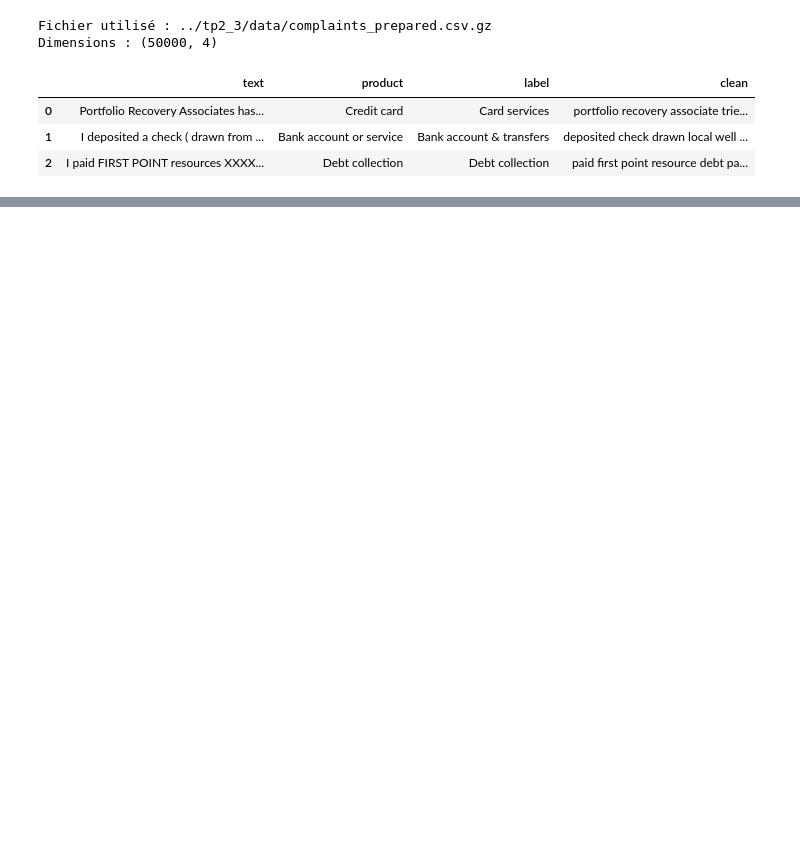
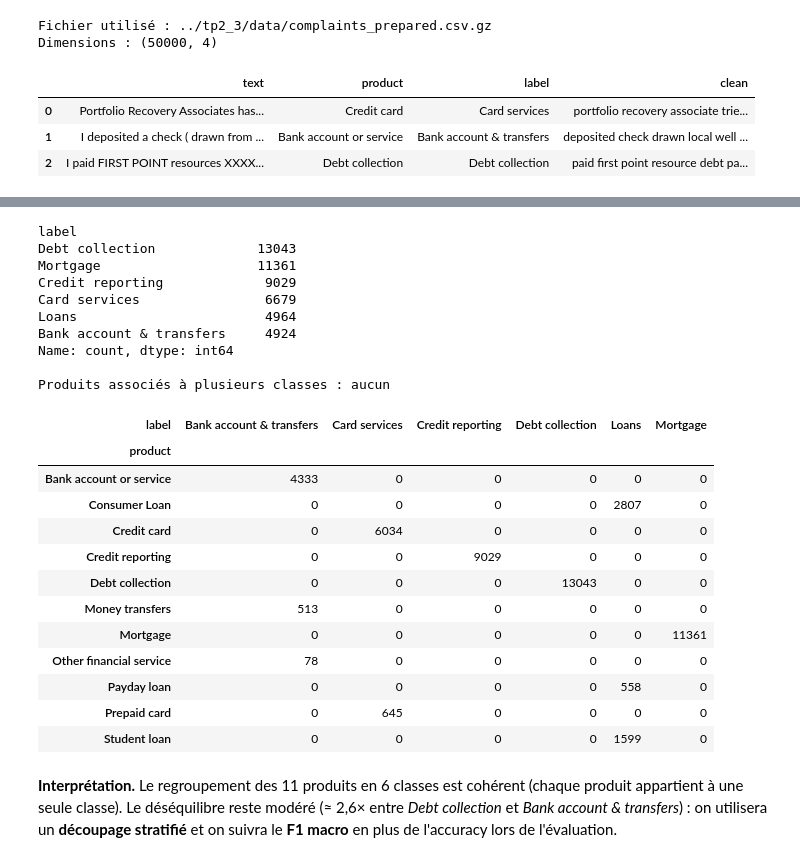
Before and after one commit to justhein/tp_nlp_ing5, a Jupyter notebook: tp3_3/TP3_3-RNN.ipynb, the cells around one changed output, grey strips where cells are left out. Saved outputs shown, nothing was run; the diff lists cells and outputs as text; code cells hidden in the pictures; blank space fills up the shorter version.

```diff
--- a/tp3_3/TP3_3-RNN.ipynb
+++ b/tp3_3/TP3_3-RNN.ipynb
@@ -31,0 +125,34 @@ Dimensions : (50000, 4)
+# %%
+# 2.3 Cohérence des étiquettes : chaque produit CFPB doit correspondre à une seule classe métier.
+print(df["label"].value_counts(), "\n")
+mapping = df.groupby("product")["label"].nunique()
+print("Produits associés à plusieurs classes :", mapping[mapping > 1].index.tolist() or "aucun")
+pd.crosstab(df["product"], df["label"])
+# %% [output]
+label
+Debt collection             13043
+Mortgage                    11361
+Credit reporting             9029
+Card services                6679
+Loans                        4964
+Bank account & transfers     4924
+Name: count, dtype: int64
+
+Produits associés à plusieurs classes : aucun
+| label | Bank account & transfers | Card services | Credit reporting | Debt collection | Loans | Mortgage |
+| product |  |  |  |  |  |  |
+| Bank account or service | 4333 | 0 | 0 | 0 | 0 | 0 |
+| Consumer Loan | 0 | 0 | 0 | 0 | 2807 | 0 |
+| Credit card | 0 | 6034 | 0 | 0 | 0 | 0 |
+| Credit reporting | 0 | 0 | 9029 | 0 | 0 | 0 |
+| Debt collection | 0 | 0 | 0 | 13043 | 0 | 0 |
+| Money transfers | 513 | 0 | 0 | 0 | 0 | 0 |
+| Mortgage | 0 | 0 | 0 | 0 | 0 | 11361 |
+| Other financial service | 78 | 0 | 0 | 0 | 0 | 0 |
+| Payday loan | 0 | 0 | 0 | 0 | 558 | 0 |
+| Prepaid card | 0 | 645 | 0 | 0 | 0 | 0 |
+| Student loan | 0 | 0 | 0 | 0 | 1599 | 0 |
+# %% [markdown]
+**Interprétation.** Le regroupement des 11 produits en 6 classes est cohérent (chaque produit appartient à une
+seule classe). Le déséquilibre reste modéré (≈ 2,6× entre *Debt collection* et *Bank account & transfers*) :
+on utilisera un **découpage stratifié** et on suivra le **F1 macro** en plus de l'accuracy lors de l'évaluation.
```
Also changed, not shown: parts of 22 cells of this notebook.
